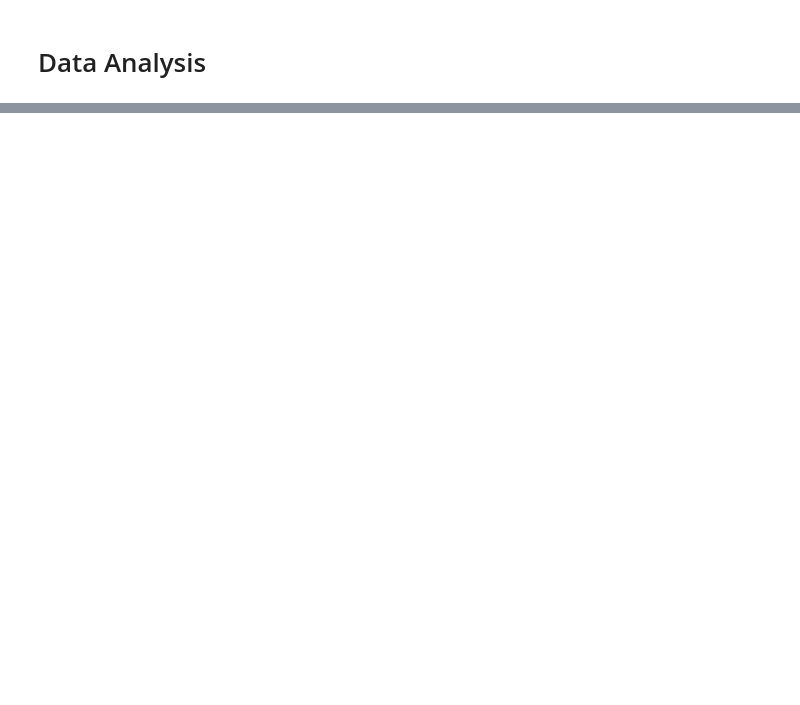
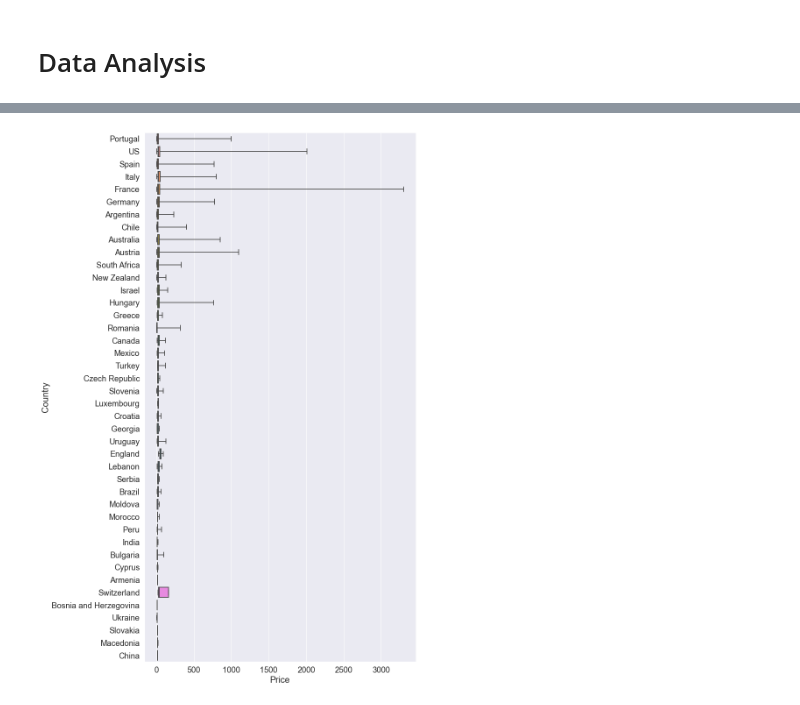
Before and after one commit to bso613/WineSnobs, a Jupyter notebook: Data_analysis_winedata.ipynb, the cells around one changed output, grey strips where cells are left out. Cells and saved outputs as stored; diff of their text form; code cells hidden in the pictures; blank space fills up the shorter version.

Commit message:
created analysis file with all the charts and explanations. created new folder for images for Q6

```diff
--- a/Data_analysis_winedata.ipynb
+++ b/Data_analysis_winedata.ipynb
@@ -18,8 +36,11 @@ weather_clean = pd.read_csv('archive/weather_data.csv', index_col=0)
 # %%
 # Displaying boxplot/IQR of prices of wines by country
+figure(figsize=(10,20), dpi=80)
 country = sns.boxplot(y="Country", x="Price", data=df, whis=np.inf)
 #country = sns.stripplot(y="Country", x="Price", data=df, color=".3")
 country = sns.set(rc={'figure.figsize':(20,80)}, font_scale= 1.5)
+# %% [output]
+[figure, added]
 # %%
 #Describing the main data frame
 df.describe()
```
Also changed, not shown: parts of 94 cells of this notebook, 30 other files.
